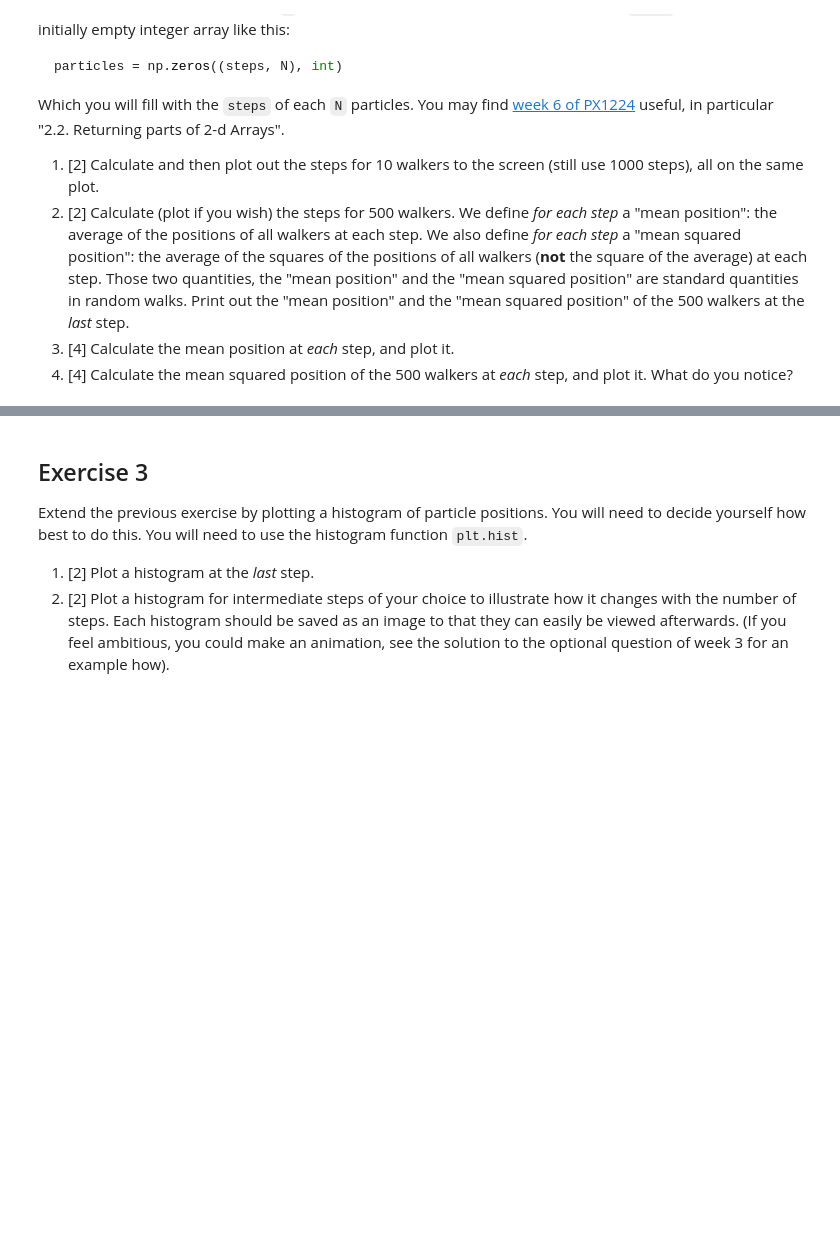
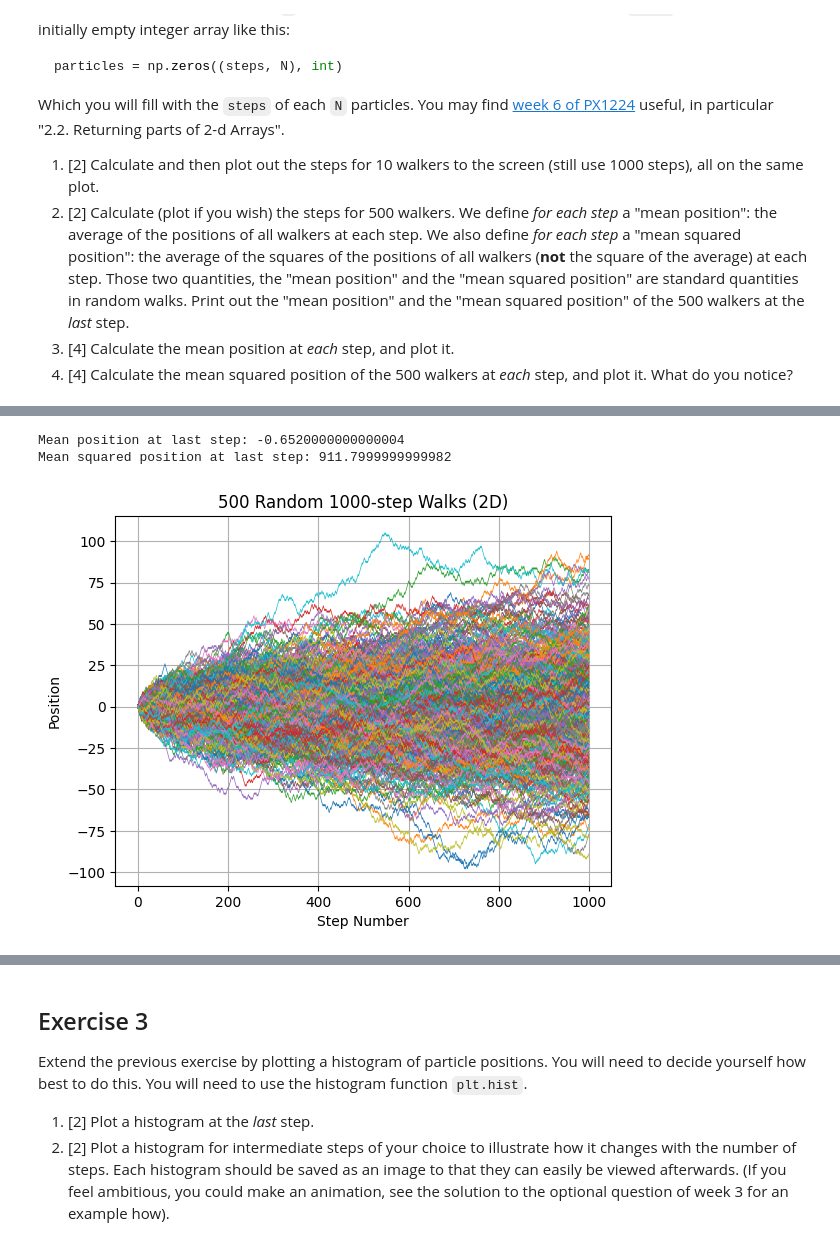
Before and after one commit to PX2145-2025/week-7-b-Morgan-Howard-Reuben, a Jupyter notebook: Random_walk.ipynb, the cells around one changed output, grey strips where cells are left out. Drawn from its saved outputs; the diff is of its cells as text; code cells hidden in the pictures; blank space fills up the shorter version.

```diff
--- a/Random_walk.ipynb
+++ b/Random_walk.ipynb
@@ -157,0 +156,29 @@ plt.grid()
+# %%
+# 2. 500 walkers, mean pos & mean squared pos
+
+N2 = 500
+particles2 = np.zeros((steps, N2), int)
+mean_positions = np.zeros(steps)
+mean_squared_positions = np.zeros(steps)
+
+#loop
+for i in range(N2):
+    positions2 = walk(steps)
+    particles2[:, i] = positions2 # assign positions to the i-th column of the 2d array
+    mean_positions += positions2/N2 # calculate mean position
+    mean_squared_positions += (positions2)**2/N2 # calculate mean squared position
+    plt.plot(positions2, linewidth='0.5') # plot each walk for reference
+
+# Add labels and title for the plot
+plt.xlabel('Step Number')
+plt.ylabel('Position')
+plt.title('500 Random 1000-step Walks (2D)')
+plt.grid()
+
+# print results
+print("Mean position at last step:", mean_positions[-1])
+print("Mean squared position at last step:", mean_squared_positions[-1])
+# %% [output]
+Mean position at last step: -0.6520000000000004
+Mean squared position at last step: 911.7999999999982
+[figure, added]
```
Also changed, not shown: parts of 7 cells of this notebook.
